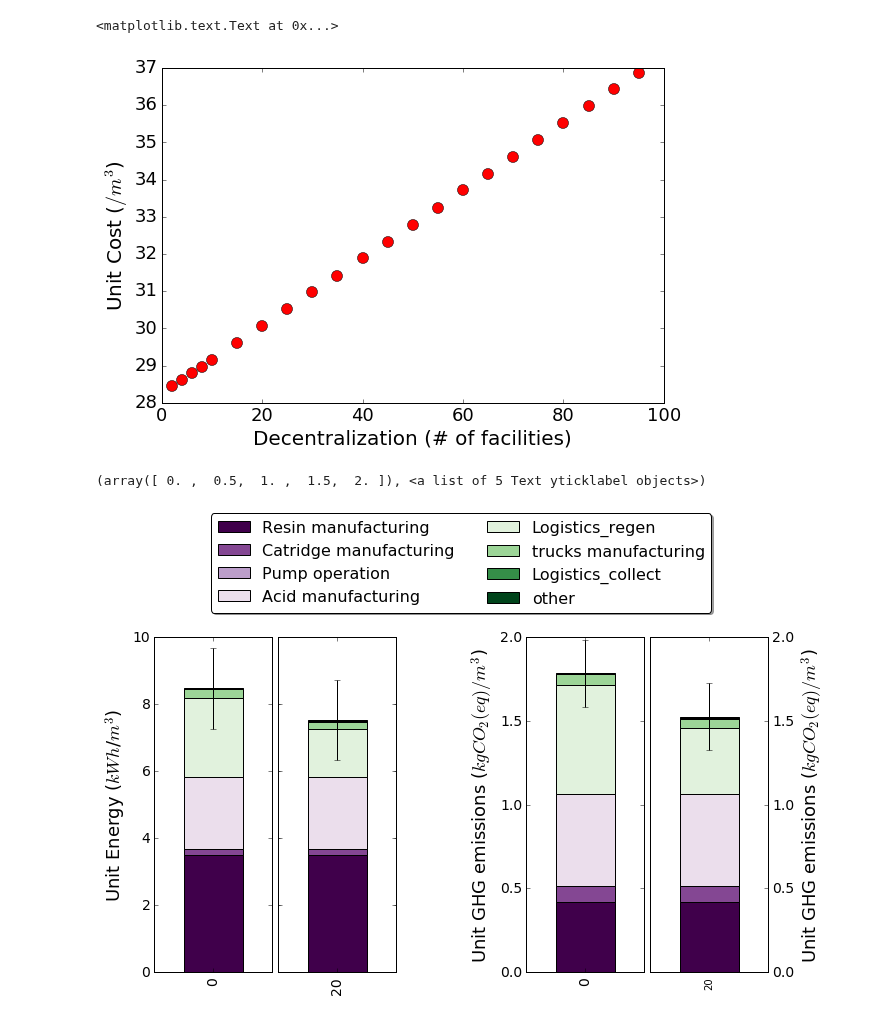
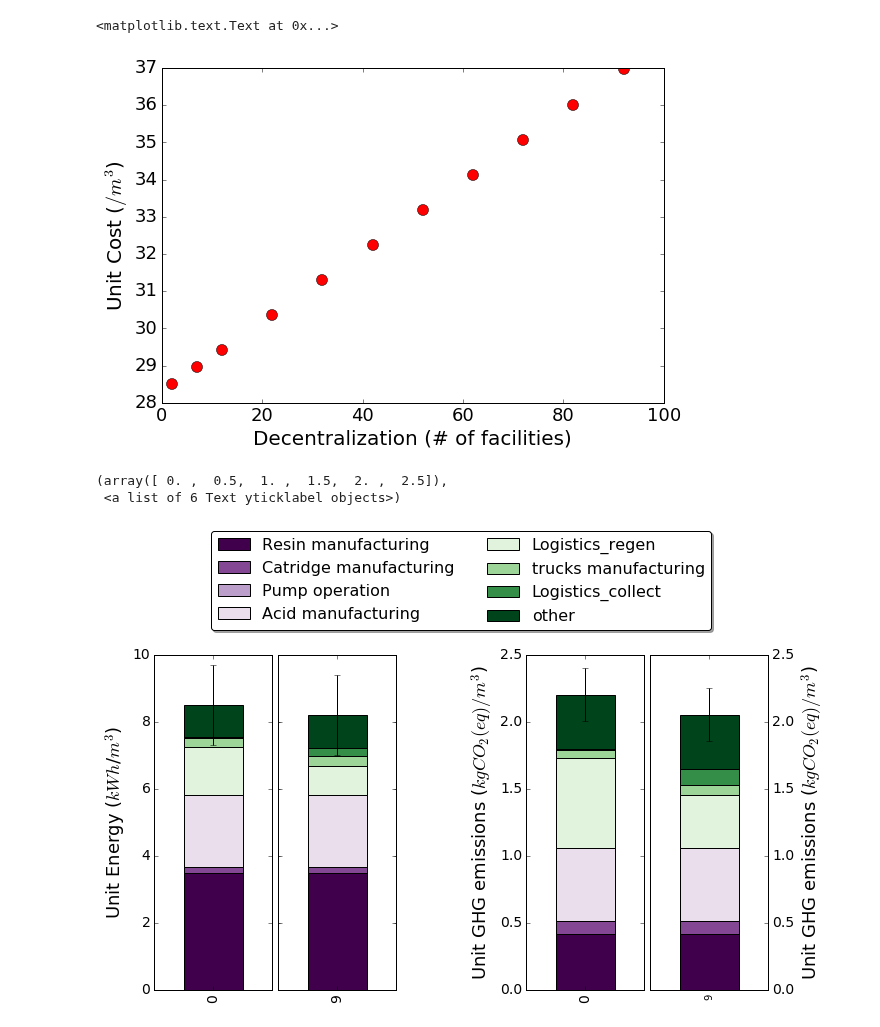
Before and after one commit to okavvada/Urine-Project, a Jupyter notebook: Plot_LCA_model.ipynb, the cells around one changed output. Cells and saved outputs as stored; diff of their text form; code cells hidden in the pictures.

Commit message:
transport bug fixes trucking number in transport

```diff
--- a/Plot_LCA_model.ipynb
+++ b/Plot_LCA_model.ipynb
@@ -21,7 +21,7 @@ COST_optimal = pd.read_csv('results/COST_m3_optimal.csv')
 COST_grid = pd.read_csv('results/COST_m3_grid.csv')
 COST_random = pd.read_csv('results/COST_m3_random.csv')
 # %%
-scenario = 'random'
+scenario = 'optimal'
 if scenario == 'optimal':
     Result_Energy_m3 = Energy_optimal
     Result_GHG_m3 = GHG_optimal
@@ -69,42 +69,33 @@ plt.yticks(fontsize = 18)
 plt.ylabel('Unit Cost ($/m^3$)', fontsize = 20)
 # %% [output]
 <matplotlib.text.Text at 0x...>
-[figure, old version]
+[figure, new version]
 # %%
 Result_Energy_m3_plot = Result_Energy_m3.drop('sum',1).drop('n_facilities',1)
 Result_GHG_m3_plot = Result_GHG_m3.drop('sum',1).drop('n_facilities',1)
 Result_COST_m3_plot = Result_COST_m3.drop('sum',1).drop('n_facilities',1)
 # %%
-Result_Energy_m3_plot['other'] = (Result_Energy_m3_plot['Resin transport'] + Result_Energy_m3_plot['Catridge transport']+
-                                  Result_Energy_m3_plot['Tank transport'] + Result_Energy_m3_plot['Pump transport'] +
-                                  Result_Energy_m3_plot['Acid transport']+ Result_Energy_m3_plot['Tank manufacturing'] +
+Result_Energy_m3_plot['other'] = (Result_Energy_m3_plot['Material transport'] + Result_Energy_m3_plot['Tank manufacturing'] +
                                  Result_Energy_m3_plot['Pump manufacturing']+Result_Energy_m3_plot['Bottling'])
-Result_GHG_m3_plot['other'] = (Result_GHG_m3_plot['Resin transport'] + Result_GHG_m3_plot['Catridge transport']+
-                                  Result_GHG_m3_plot['Tank transport'] + Result_GHG_m3_plot['Pump transport'] +
-                                  Result_GHG_m3_plot['Acid transport'] + Result_GHG_m3_plot['Tank manufacturing'] +
+Result_GHG_m3_plot['other'] = (Result_GHG_m3_plot['Material transport'] + Result_GHG_m3_plot['Tank manufacturing'] +
                                  Result_GHG_m3_plot['Pump manufacturing']+Result_GHG_m3_plot['Bottling'])
-Result_COST_m3_plot['other'] = (Result_COST_m3_plot['Resin transport'] + Result_COST_m3_plot['Catridge transport']+
-                                  Result_COST_m3_plot['Tank transport'] + Result_COST_m3_plot['Pump transport'] +
-                                  Result_COST_m3_plot['Acid transport'] + Result_COST_m3_plot['Tank manufacturing'] +
+Result_COST_m3_plot['other'] = (Result_COST_m3_plot['Material transport'] + Result_COST_m3_plot['Tank manufacturing'] +
                                  Result_COST_m3_plot['Pump manufacturing']+ Result_COST_m3_plot['Logistics_collect']+
                                 Result_COST_m3_plot['Bottling'])
 
-Result_Energy_m3_plot = Result_Energy_m3_plot.drop(['Unnamed: 0','Resin transport', 'Catridge transport',
-                                                    'Tank transport', 'Pump transport', 'Acid transport', 'Tank manufacturing',
+Result_Energy_m3_plot = Result_Energy_m3_plot.drop(['Unnamed: 0','Material transport', 'Tank manufacturing',
                                                    'Pump manufacturing','Bottling'] , 1)
-Result_GHG_m3_plot = Result_GHG_m3_plot.drop(['Unnamed: 0','Resin transport', 'Catridge transport',
-                                                    'Tank transport', 'Pump transport', 'Acid transport', 'Tank manufacturing',
+Result_GHG_m3_plot = Result_GHG_m3_plot.drop(['Unnamed: 0','Material transport', 'Tank manufacturing',
                                                    'Pump manufacturing','Bottling'] , 1)
-Result_COST_m3_plot = Result_COST_m3_plot.drop(['Unnamed: 0','Resin transport', 'Catridge transport',
-                                                    'Tank transport', 'Pump transport', 'Acid transport', 'Tank manufacturing',
+Result_COST_m3_plot = Result_COST_m3_plot.drop(['Unnamed: 0','Material transport', 'Tank manufacturing',
                                                    'Pump manufacturing', 'Logistics_collect','Bottling'] , 1)
 # %%
 Result_Energy_m3_plot_low = (Result_Energy_m3_plot[0:1])
 Result_GHG_m3_plot_low = Result_GHG_m3_plot[0:1]
 Result_COST_m3_plot_low = Result_COST_m3_plot[0:1]
-Result_Energy_m3_plot_high = (Result_Energy_m3_plot[20:21])
-Result_GHG_m3_plot_high = Result_GHG_m3_plot[20:21]
-Result_COST_m3_plot_high = Result_COST_m3_plot[20:21]
+Result_Energy_m3_plot_high = (Result_Energy_m3_plot[-2:-1])
+Result_GHG_m3_plot_high = Result_GHG_m3_plot[-2:-1]
+Result_COST_m3_plot_high = Result_COST_m3_plot[-2:-1]
 # %%
 energy_errors_1 = Result_Energy_m3_plot_low.copy()
 energy_errors_2 = Result_Energy_m3_plot_high.copy()
@@ -128,34 +119,35 @@ cost_errors_2.other = 4.1
 # %%
 fig = plt.figure(figsize=(11, 6))
 ax = fig.add_subplot(1,5, 1)
 a=Result_Energy_m3_plot_low.plot(kind='bar', stacked = True, ax=ax, legend=False,colormap='PRGn', yerr=energy_errors_1)
 plt.xticks(fontsize=14)
 plt.yticks(fontsize=14)
 plt.ylim(0, 10)
 plt.ylabel('Unit Energy ($kWh$/$m^3$)',fontsize=18)
 ax = fig.add_subplot(1,5, 2)
 c=Result_Energy_m3_plot_high.plot(kind='bar', stacked = True, ax=ax, sharey=True, legend=False,colormap='PRGn', yerr=energy_errors_2)
 plt.ylim(0, 10)
 plt.xticks(fontsize=14)
 plt.yticks(fontsize=14)
 ax = fig.add_subplot(1,5, 4)
 b=Result_GHG_m3_plot_low.plot(kind='bar', stacked = True, ax=ax, legend=False,colormap='PRGn', yerr=ghg_errors_1)
 plt.xticks(fontsize=14)
 plt.yticks(fontsize=14)
-plt.ylim(0, 2)
+plt.ylim(0, 2.5)
 plt.ylabel('Unit GHG emissions ($kgCO_2(eq)/m^3$)',fontsize=18)
 a.legend(loc='lower center', bbox_to_anchor=(2.6, 1.05),ncol=2, fancybox=True, shadow=True,fontsize=16)
 ax = fig.add_subplot(1,5, 5)
 d=Result_GHG_m3_plot_high.plot(kind='bar', stacked = True, ax=ax,secondary_y=True, legend=False,colormap='PRGn', yerr=ghg_errors_2)
-plt.ylim(0, 2)
+plt.ylim(0, 2.5)
 #fig.tight_layout()
 plt.ylabel('Unit GHG emissions ($kgCO_2(eq)/m^3$)',fontsize=18)
 plt.subplots_adjust(left=None, bottom=None, right=None, top=None, wspace=0.05, hspace=None)
 plt.xticks(fontsize=14)
 plt.yticks(fontsize=14)
 # %% [output]
-(array([ 0. ,  0.5,  1. ,  1.5,  2. ]), <a list of 5 Text yticklabel objects>)
+(array([ 0. ,  0.5,  1. ,  1.5,  2. ,  2.5]),
+ <a list of 6 Text yticklabel objects>)
-[figure, old version]
+[figure, new version]
 # %%
 fig = plt.figure(figsize=(8, 6))
 ax = fig.add_subplot(1,3, 1)
```
Also changed, not shown: parts of 8 cells of this notebook, 7 other files.
